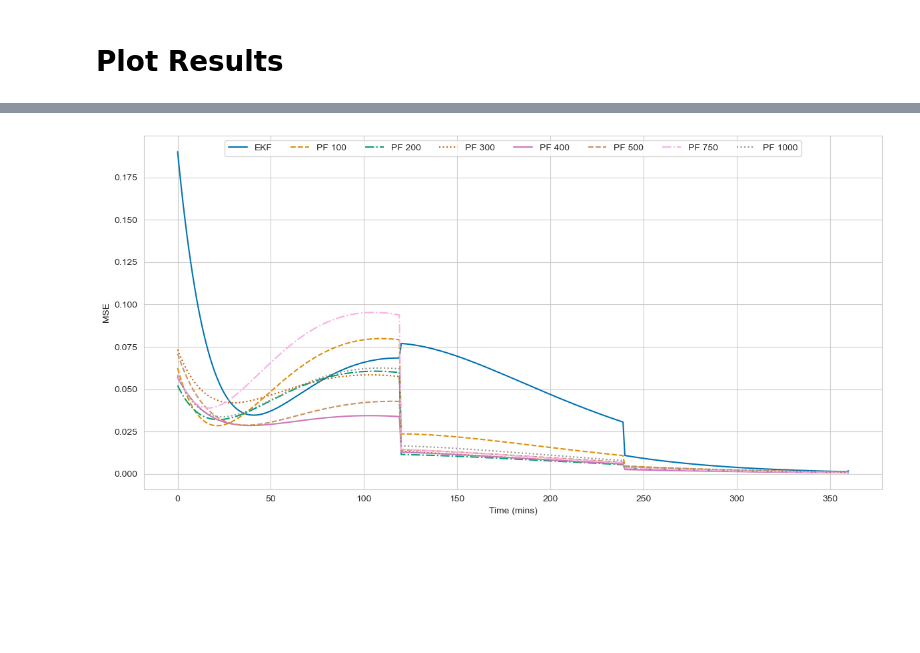
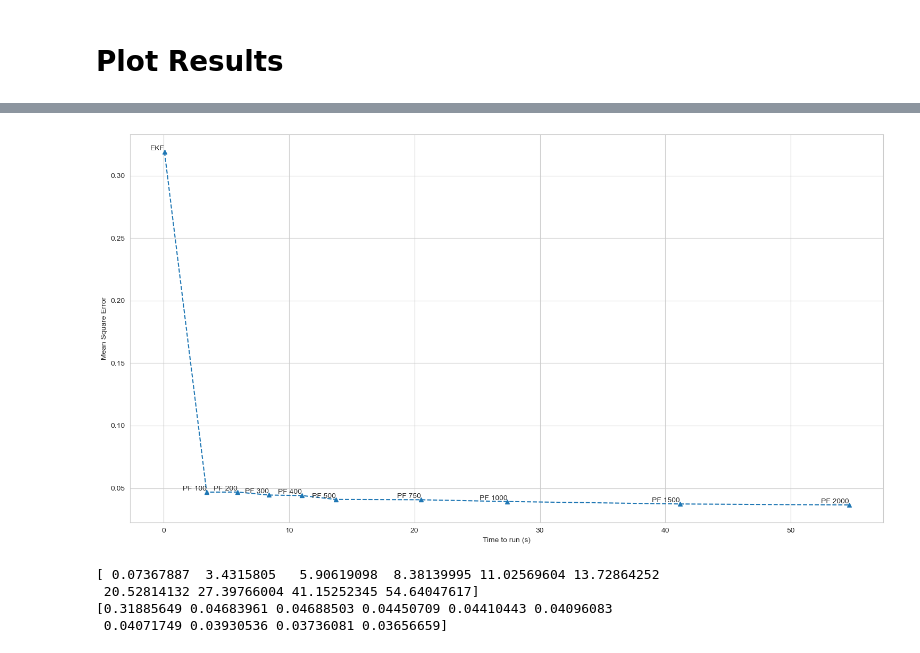
Before and after one commit to mlmulv/Thesis-Code, a Jupyter notebook: notebooks/03_Estimator_Comparison.ipynb, the cells around one changed output, grey strips where cells are left out. Cells and saved outputs as stored; diff of their text form; code cells hidden in the pictures; blank space fills up the shorter version.

```diff
--- a/notebooks/03_Estimator_Comparison.ipynb
+++ b/notebooks/03_Estimator_Comparison.ipynb
@@ -94,17 +103,22 @@ ax.set_ylabel("MSE at 12 hours");
-# %%
-fig, ax = plt.subplots(figsize=(12, 6))
-
-for i in range(num_filters):
-    ax.plot(
-        time[:converge_time],
-        mean_err[i, :converge_time],
-        color=palette[i],
-        linestyle=["-", "--", "-.", ":"][i % 4],
-        label=filters[i],
-    )
-ax.set_xlabel("Time (mins)")
-ax.set_ylabel("MSE")
-ax.legend(ncols=num_plots, loc="upper center")
-fig.tight_layout()
-# %% [output]
-[figure, removed]
+# %%
+total_avg_time = np.average(time_arr_03, axis=(0, 2))
+total_avg_err = np.average(error_arr_03, axis=(0, 2, 3))
+
+fig, ax = plt.subplots(figsize=(15, 8))
+ax.plot(total_avg_time, total_avg_err, linestyle="--", marker="^")
+ax.set_xlabel("Time to run (s)")
+ax.set_ylabel("Mean Square Error")
+for x, y, label in zip(total_avg_time, total_avg_err, filters):
+    ax.annotate(label, (x, y), ha="right", va="bottom")
+
+fig.tight_layout()
+# %% [output]
+[figure, added]
+# %%
+print(total_avg_time)
+print(total_avg_err)
+# %% [output]
+[ 0.07367887  3.4315805   5.90619098  8.38139995 11.02569604 13.72864252
+ 20.52814132 27.39766004 41.15252345 54.64047617]
+[0.31885649 0.04683961 0.04688503 0.04450709 0.04410443 0.04096083
+ 0.04071749 0.03930536 0.03736081 0.03656659]
```
Also changed, not shown: parts of 4 cells of this notebook, 5 other files.
